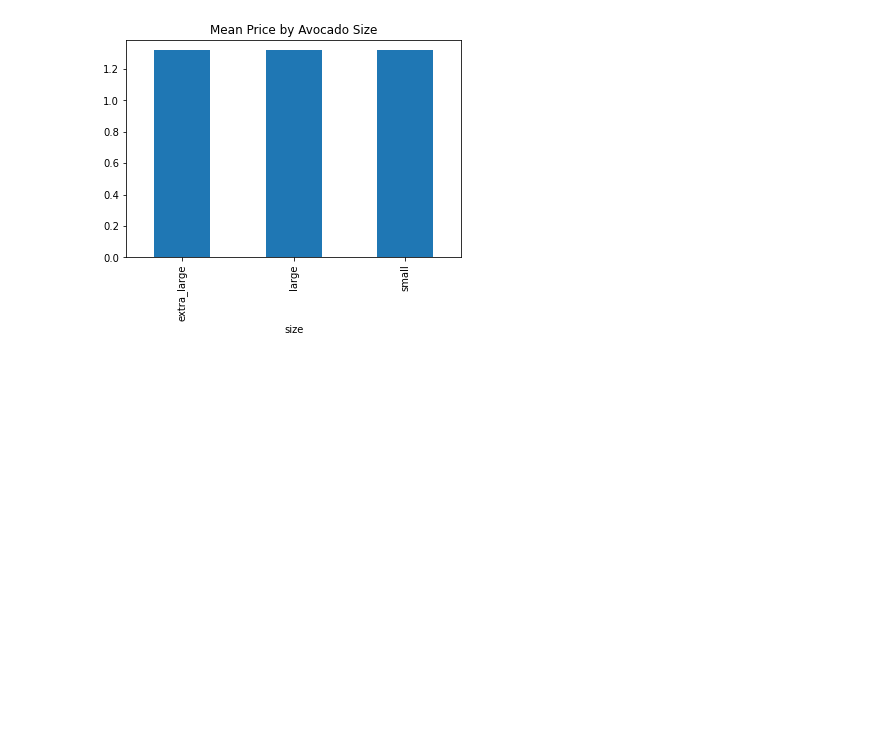
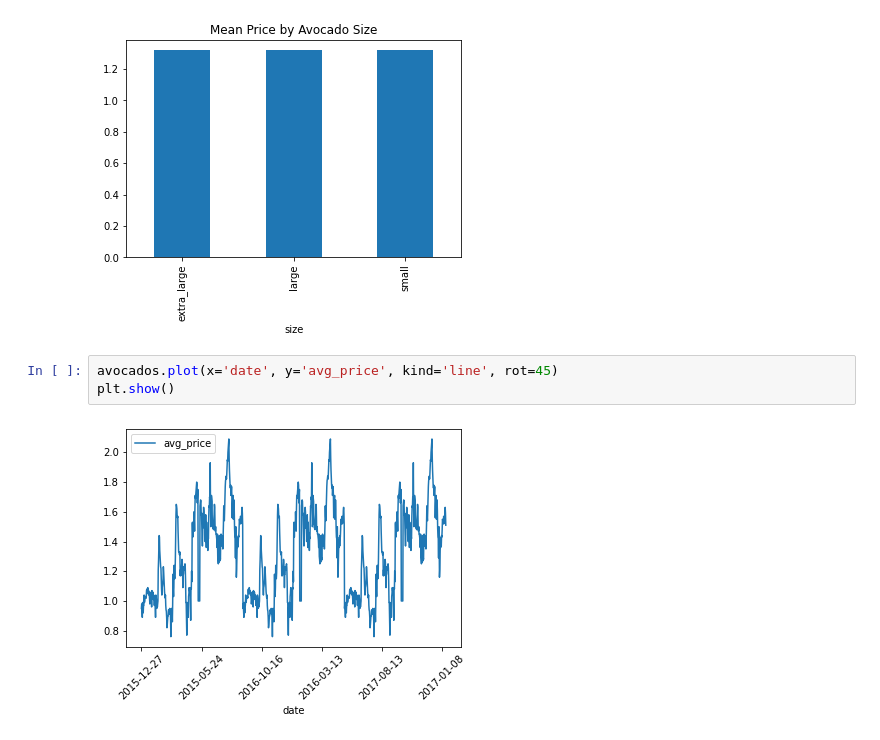
Before and after one commit to Quezadajl/exercises, a Jupyter notebook: Notebook/Creating and Visualizing DataFrames.ipynb, the cells around one changed output. Saved outputs shown, nothing was run; the diff lists cells and outputs as text; blank space fills up the shorter version.

```diff
--- a/Notebook/Creating and Visualizing DataFrames.ipynb
+++ b/Notebook/Creating and Visualizing DataFrames.ipynb
@@ -51,3 +51,8 @@ avg_avo_price.plot(kind='bar',
 plt.show()
 # %% [output]
 [figure]
+# %%
+avocados.plot(x='date', y='avg_price', kind='line', rot=45)
+plt.show()
+# %% [output]
+[figure, added]
```
